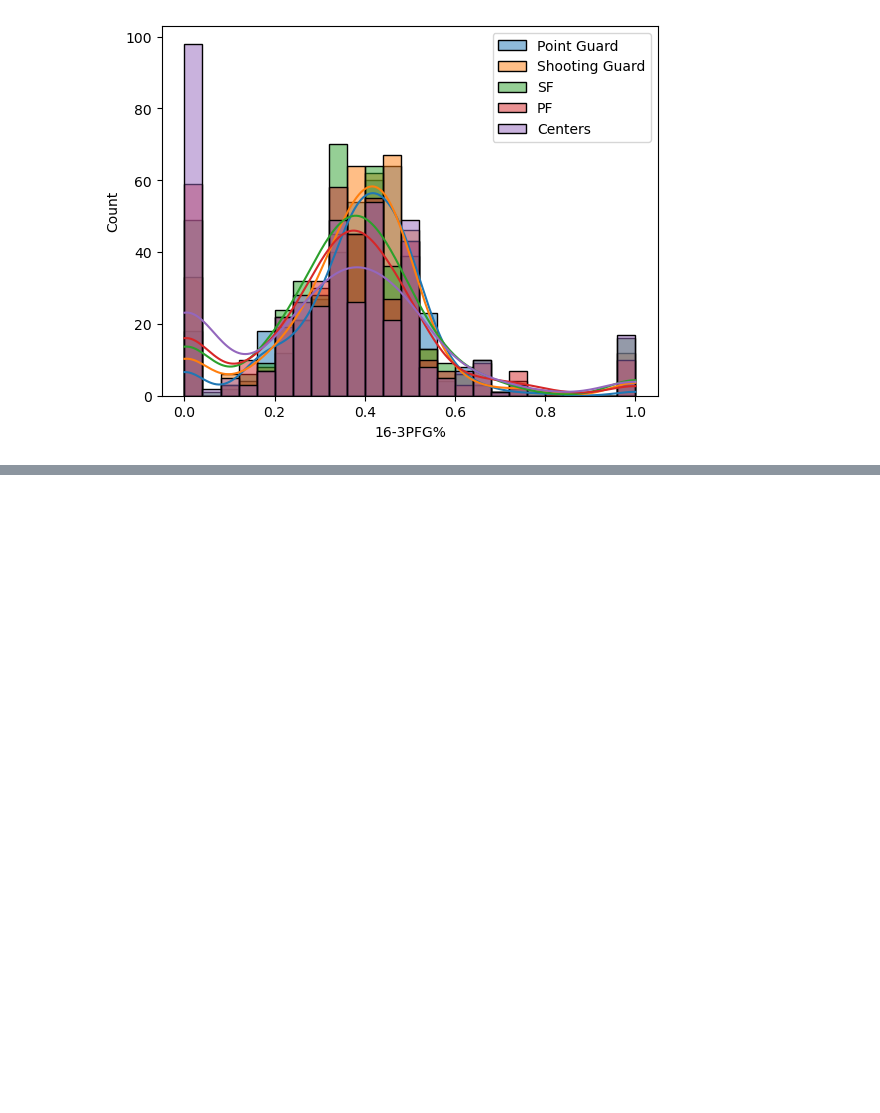
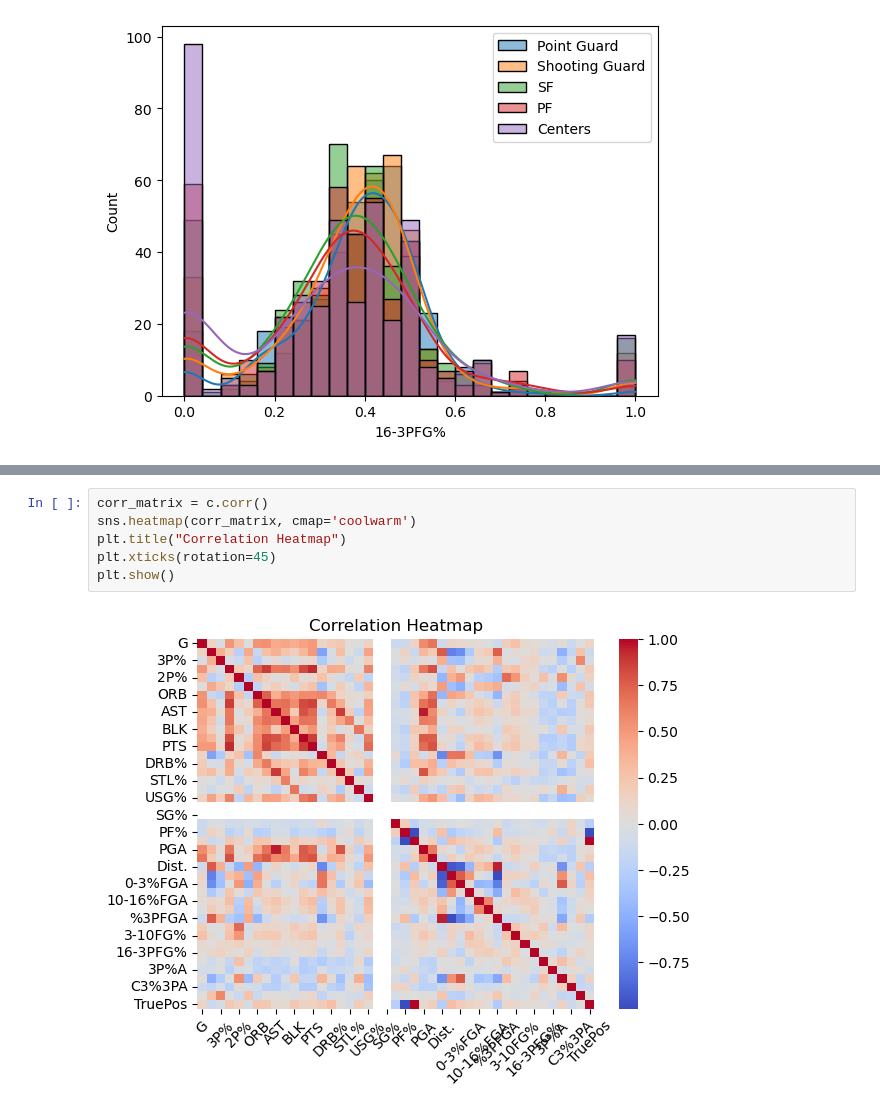
Before and after one commit to ofiore/BasketballClusteringCSE5825, a Jupyter notebook: Code/DataExploration.ipynb, the cells around one changed output, grey strips where cells are left out. Cells and saved outputs as stored; diff of their text form; blank space fills up the shorter version.

```diff
--- a/Code/DataExploration.ipynb
+++ b/Code/DataExploration.ipynb
@@ -196,0 +222,8 @@ plt.legend()
+# %%
+corr_matrix = c.corr()
+sns.heatmap(corr_matrix, cmap='coolwarm')
+plt.title("Correlation Heatmap")
+plt.xticks(rotation=45)
+plt.show()
+# %% [output]
+[figure, added]
```
Also changed, not shown: parts of 3 cells of this notebook, 2 other files.
